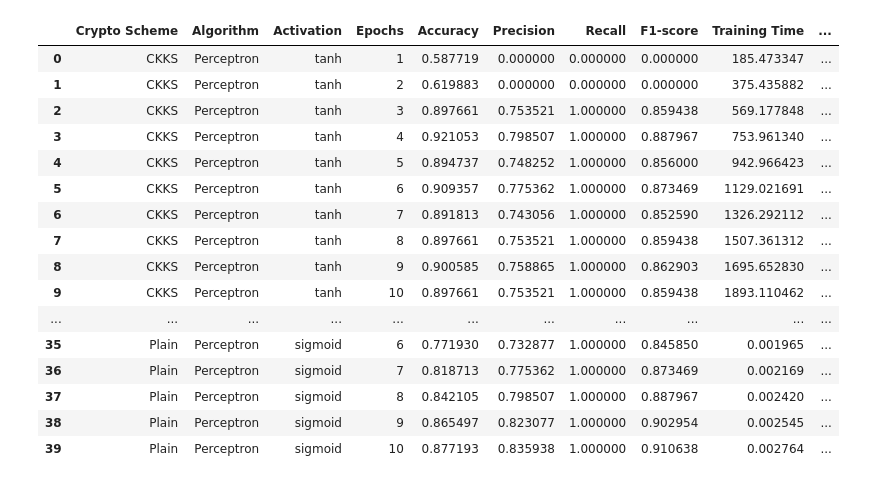
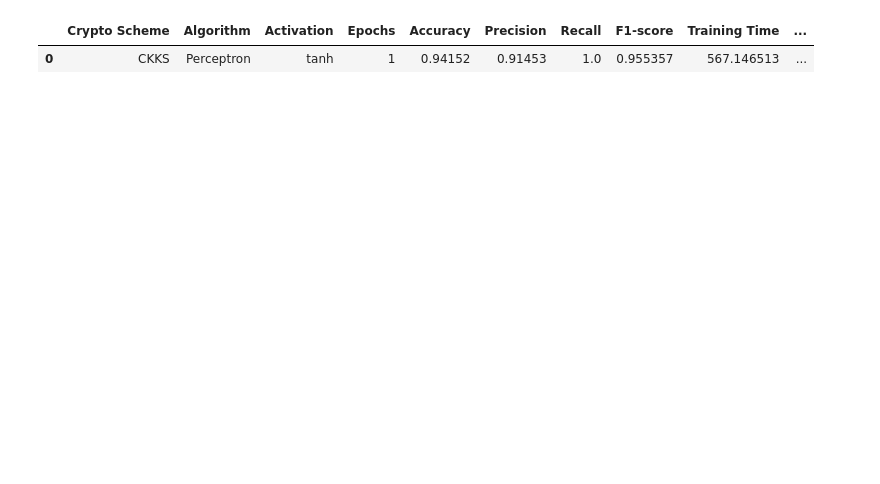
Before and after one commit to rodkruger/ppml-python, a Jupyter notebook: Metrics.ipynb, the cells around one changed output. Saved outputs shown, nothing was run; the diff lists cells and outputs as text; code cells hidden in the pictures; blank space fills up the shorter version.

Commit message:
Baseline Perceptron adjustments

```diff
--- a/Metrics.ipynb
+++ b/Metrics.ipynb
@@ -50,7 +50,7 @@ def read_parameters(parameters_file_path):
                     params.ring_dimension = int(l_param_value)
 
                 case 'multiplicativeDepth':
-                    params.multiplicative_depth = int(l_param_value)
+                    params.multiplicative_depth = int(l_param_value) if l_param_value else 0
 
                 case 'encryptingTime':
                     params.encrypting_time = float(l_param_value)
@@ -64,14 +64,17 @@ def read_parameters(parameters_file_path):
     return params
 # %%
 def read_experiment_data(p_exp_folder, p_crypto_scheme, p_algorithm, p_activation, p_epochs, p_metrics):
-    df_predictions = pd.read_csv(f'{p_exp_folder}/predictions.csv', header=None, names=['real', 'predicted'])
-    y_true = df_predictions['real']
-    y_pred = df_predictions['predicted']
+    df_predictions = pd.read_csv(f'{p_exp_folder}/predictions.csv',
+                                 header=None,
+                                 names=['prediction', 'real', 'predicted'],
+                                 dtype={'prediction': float, 'real': int, 'predicted': int})
+    y_true = df_predictions['real'].to_numpy()
+    y_pred = df_predictions['predicted'].to_numpy()
 
     l_accuracy = accuracy_score(y_true, y_pred)
-    l_precision = precision_score(y_true, y_pred)
-    l_recall = recall_score(y_true, y_pred)
-    l_f1_score = f1_score(y_true, y_pred)
+    l_precision = precision_score(y_true, y_pred, zero_division=0)
+    l_recall = recall_score(y_true, y_pred, zero_division=0)
+    l_f1_score = f1_score(y_true, y_pred, zero_division=0)
 
     if os.path.isfile(f'{p_exp_folder}/parameters.csv'):
         l_exp_params = read_parameters(f'{p_exp_folder}/parameters.csv')
@@ -88,44 +91,35 @@ def read_experiment_data(p_exp_folder, p_crypto_scheme, p_algorithm, p_activatio
 # %%
 l_metrics = []
 
-for epoch_id in range(1, 11):
+epoch_range = range(1, 2)
+
+for epoch_id in epoch_range:
     l_exp_folder = f'{CONTENT_PATH}/ckks_tanh_{epoch_id}'
     read_experiment_data(l_exp_folder, 'CKKS', 'Perceptron', 'tanh', epoch_id, l_metrics)
 
-for epoch_id in range(1, 11):
-    l_exp_folder = f'{CONTENT_PATH}/ckks_sigmoid_{epoch_id}'
-    read_experiment_data(l_exp_folder, 'CKKS', 'Perceptron', 'sigmoid', epoch_id, l_metrics)
+#for epoch_id in epoch_range:
+#    l_exp_folder = f'{CONTENT_PATH}/ckks_sigmoid_{epoch_id}'
+#    read_experiment_data(l_exp_folder, 'CKKS', 'Perceptron', 'sigmoid', epoch_id, l_metrics)
 
-for epoch_id in range(1, 11):
-    l_exp_folder = f'{CONTENT_PATH}/plain_tanh_{epoch_id}'
-    read_experiment_data(l_exp_folder, 'Plain', 'Perceptron', 'tanh', epoch_id, l_metrics)
+#for epoch_id in epoch_range:
+#    l_exp_folder = f'{CONTENT_PATH}/ckks_identity_{epoch_id}'
+#    read_experiment_data(l_exp_folder, 'CKKS', 'Perceptron', 'identity', epoch_id, l_metrics)
 
-for epoch_id in range(1, 11):
-    l_exp_folder = f'{CONTENT_PATH}/plain_sigmoid_{epoch_id}'
-    read_experiment_data(l_exp_folder, 'Plain', 'Perceptron', 'sigmoid', epoch_id, l_metrics)
+#for epoch_id in epoch_range:
+#    l_exp_folder = f'{CONTENT_PATH}/plain_tanh_{epoch_id}'
+#    read_experiment_data(l_exp_folder, 'Plain', 'Perceptron', 'tanh', epoch_id, l_metrics)
+
+#for epoch_id in epoch_range:
+#    l_exp_folder = f'{CONTENT_PATH}/plain_sigmoid_{epoch_id}'
+#    read_experiment_data(l_exp_folder, 'Plain', 'Perceptron', 'sigmoid', epoch_id, l_metrics)
 
 df_metrics = pd.DataFrame(l_metrics,
                           columns=['Crypto Scheme', 'Algorithm', 'Activation', 'Epochs', 'Accuracy',
                                    'Precision', 'Recall', 'F1-score', 'Training Time', 'Testing Time'])
 df_metrics
 # %% [output]
 |  | Crypto Scheme | Algorithm | Activation | Epochs | Accuracy | Precision | Recall | F1-score | Training Time | ... |
-| 0 | CKKS | Perceptron | tanh | 1 | 0.587719 | 0.000000 | 0.000000 | 0.000000 | 185.473347 | ... |
-| 1 | CKKS | Perceptron | tanh | 2 | 0.619883 | 0.000000 | 0.000000 | 0.000000 | 375.435882 | ... |
-| 2 | CKKS | Perceptron | tanh | 3 | 0.897661 | 0.753521 | 1.000000 | 0.859438 | 569.177848 | ... |
-| 3 | CKKS | Perceptron | tanh | 4 | 0.921053 | 0.798507 | 1.000000 | 0.887967 | 753.961340 | ... |
-| 4 | CKKS | Perceptron | tanh | 5 | 0.894737 | 0.748252 | 1.000000 | 0.856000 | 942.966423 | ... |
-| 5 | CKKS | Perceptron | tanh | 6 | 0.909357 | 0.775362 | 1.000000 | 0.873469 | 1129.021691 | ... |
-| 6 | CKKS | Perceptron | tanh | 7 | 0.891813 | 0.743056 | 1.000000 | 0.852590 | 1326.292112 | ... |
-| 7 | CKKS | Perceptron | tanh | 8 | 0.897661 | 0.753521 | 1.000000 | 0.859438 | 1507.361312 | ... |
-| 8 | CKKS | Perceptron | tanh | 9 | 0.900585 | 0.758865 | 1.000000 | 0.862903 | 1695.652830 | ... |
-| 9 | CKKS | Perceptron | tanh | 10 | 0.897661 | 0.753521 | 1.000000 | 0.859438 | 1893.110462 | ... |
-| ... | ... | ... | ... | ... | ... | ... | ... | ... | ... | ... |
-| 35 | Plain | Perceptron | sigmoid | 6 | 0.771930 | 0.732877 | 1.000000 | 0.845850 | 0.001965 | ... |
-| 36 | Plain | Perceptron | sigmoid | 7 | 0.818713 | 0.775362 | 1.000000 | 0.873469 | 0.002169 | ... |
-| 37 | Plain | Perceptron | sigmoid | 8 | 0.842105 | 0.798507 | 1.000000 | 0.887967 | 0.002420 | ... |
-| 38 | Plain | Perceptron | sigmoid | 9 | 0.865497 | 0.823077 | 1.000000 | 0.902954 | 0.002545 | ... |
-| 39 | Plain | Perceptron | sigmoid | 10 | 0.877193 | 0.835938 | 1.000000 | 0.910638 | 0.002764 | ... |
+| 0 | CKKS | Perceptron | tanh | 1 | 0.94152 | 0.91453 | 1.0 | 0.955357 | 567.146513 | ... |
 # %%
 sns.set_theme(style="ticks", palette="Spectral")
 # %%
```
Also changed, not shown: parts of 9 cells of this notebook, 4 other files.
